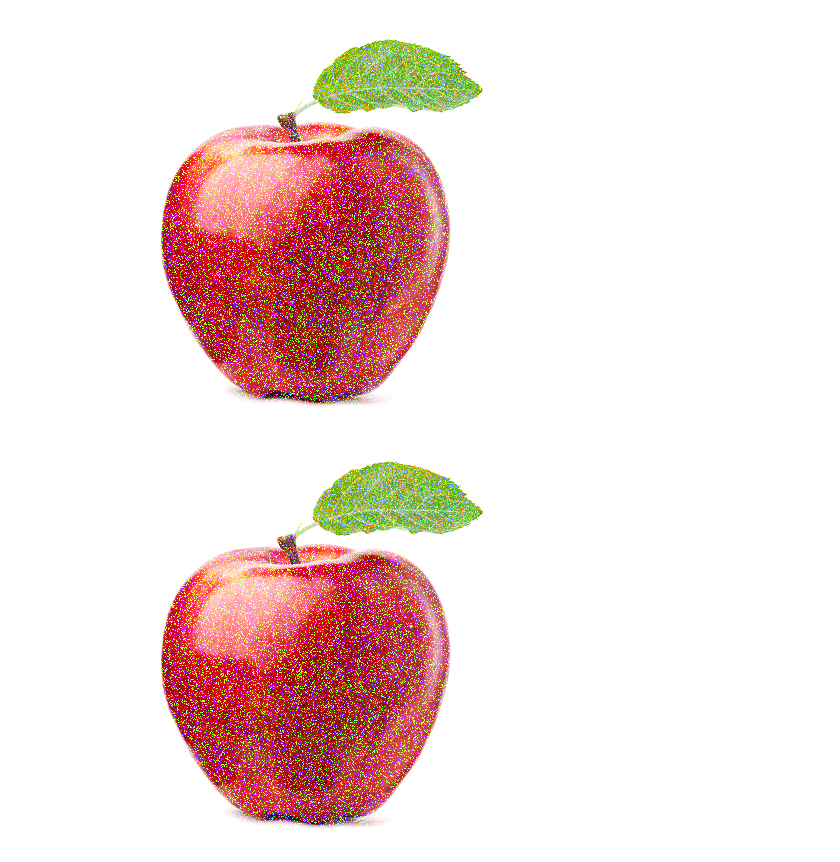
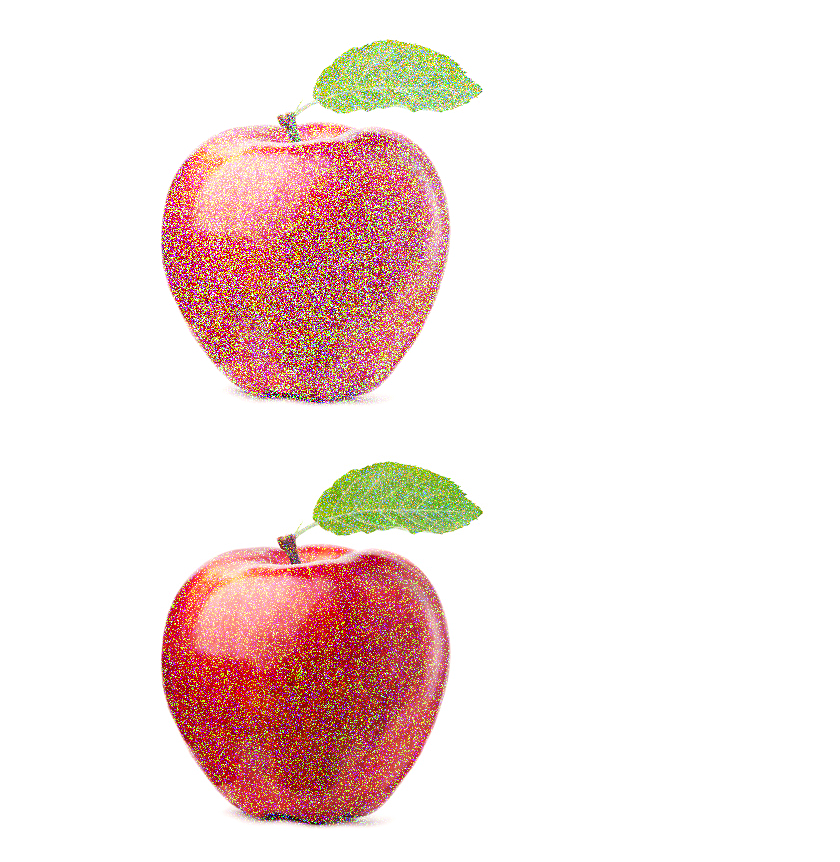
Before and after one commit to Javeria-Arif/GaussianFilters, a Jupyter notebook: Gaussian_Filter_Python.ipynb, the cells around one changed output. Saved outputs shown, nothing was run; the diff lists cells and outputs as text; code cells hidden in the pictures.

```diff
--- a/Gaussian_Filter_Python.ipynb
+++ b/Gaussian_Filter_Python.ipynb
@@ -3,18 +3,18 @@
 # %%
 import cv2
 import numpy as np
 from google.colab.patches import cv2_imshow
 
 img = cv2.imread('apple.jpg')
 # Generate Gaussian noise
-gauss = np.random.normal(0,1,img.size)
+gauss = np.random.normal(0,3,img.size)
 gauss = gauss.reshape(img.shape[0],img.shape[1],img.shape[2]).astype('uint8')
 # Add the Gaussian noise to the image
 img_gauss = cv2.add(img,gauss)
 # Display the image
 cv2_imshow(img_gauss)
 # %% [output]
-[figure, old version]
+[figure, new version]
 # %%
 import numpy as np
 import cv2
```
